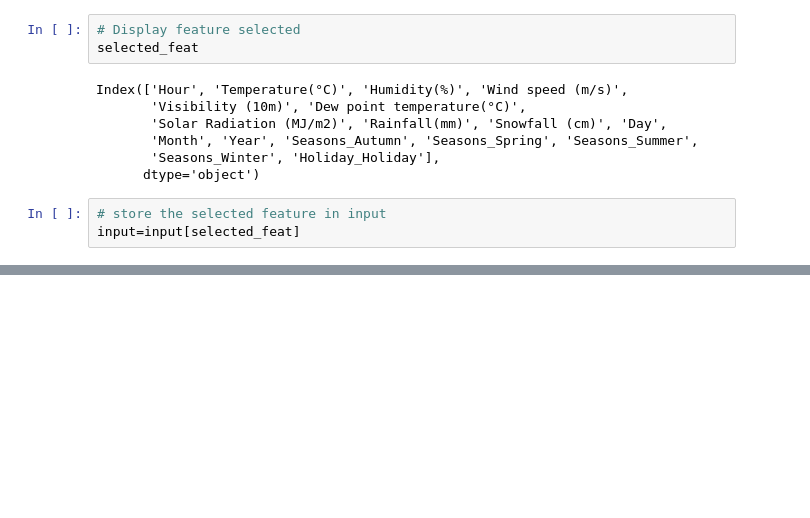
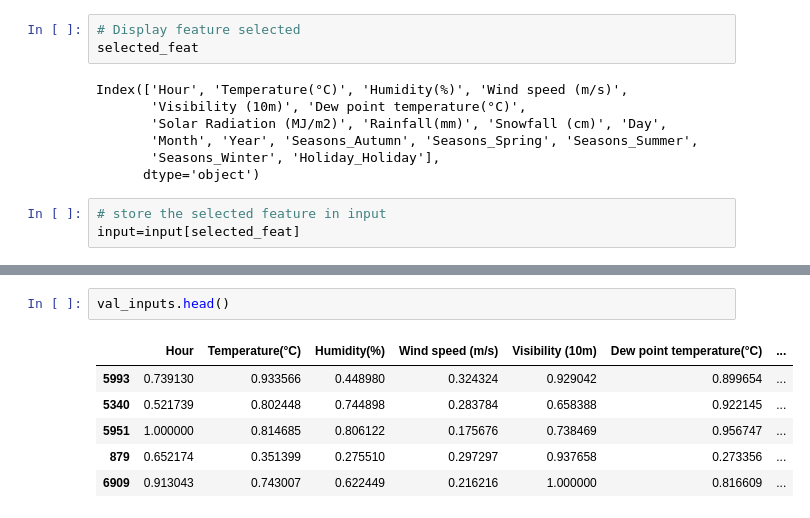
Before and after one commit to Amit-95/Bike_sharing_demand_pred, a Jupyter notebook: Bike_Sharing_Demand_Prediction_Capstone_Project.ipynb, the cells around one changed output, grey strips where cells are left out. Cells and saved outputs as stored; diff of their text form; blank space fills up the shorter version.

```diff
--- a/Bike_Sharing_Demand_Prediction_Capstone_Project.ipynb
+++ b/Bike_Sharing_Demand_Prediction_Capstone_Project.ipynb
@@ -674,0 +702,9 @@ input=input[selected_feat]
+# %%
+val_inputs.head()
+# %% [output]
+|  | Hour | Temperature(°C) | Humidity(%) | Wind speed (m/s) | Visibility (10m) | Dew point temperature(°C) | ... |
+| 5993 | 0.739130 | 0.933566 | 0.448980 | 0.324324 | 0.929042 | 0.899654 | ... |
+| 5340 | 0.521739 | 0.802448 | 0.744898 | 0.283784 | 0.658388 | 0.922145 | ... |
+| 5951 | 1.000000 | 0.814685 | 0.806122 | 0.175676 | 0.738469 | 0.956747 | ... |
+| 879 | 0.652174 | 0.351399 | 0.275510 | 0.297297 | 0.937658 | 0.273356 | ... |
+| 6909 | 0.913043 | 0.743007 | 0.622449 | 0.216216 | 1.000000 | 0.816609 | ... |
```
Also changed, not shown: parts of 7 cells of this notebook.
